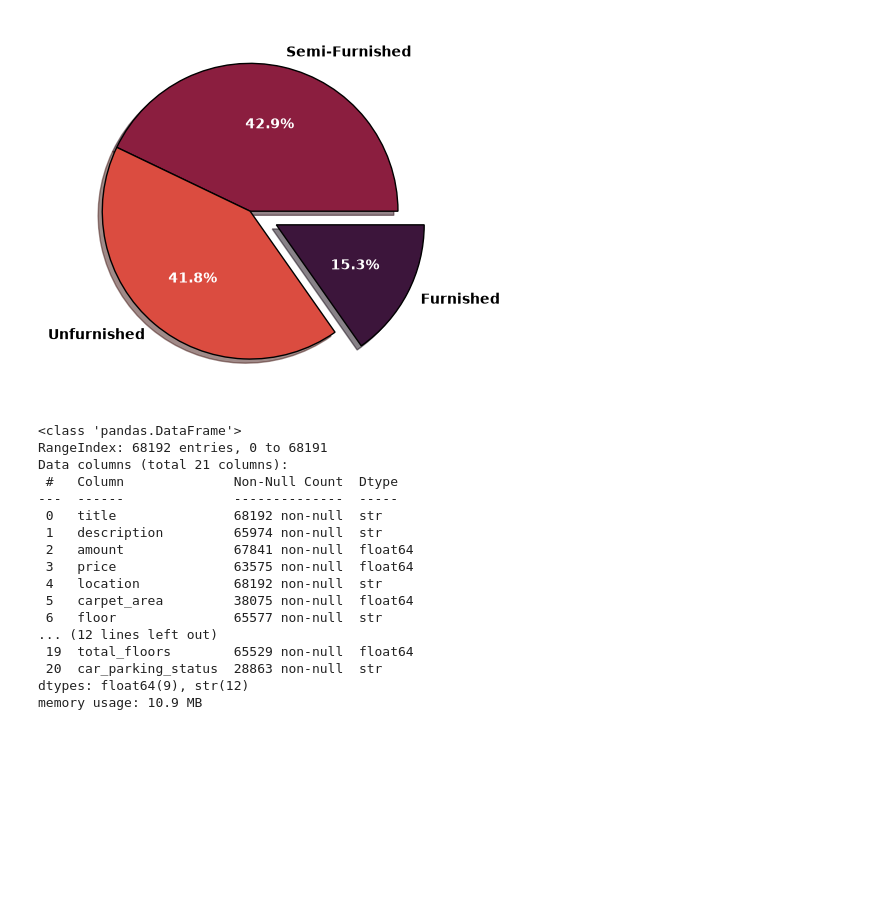
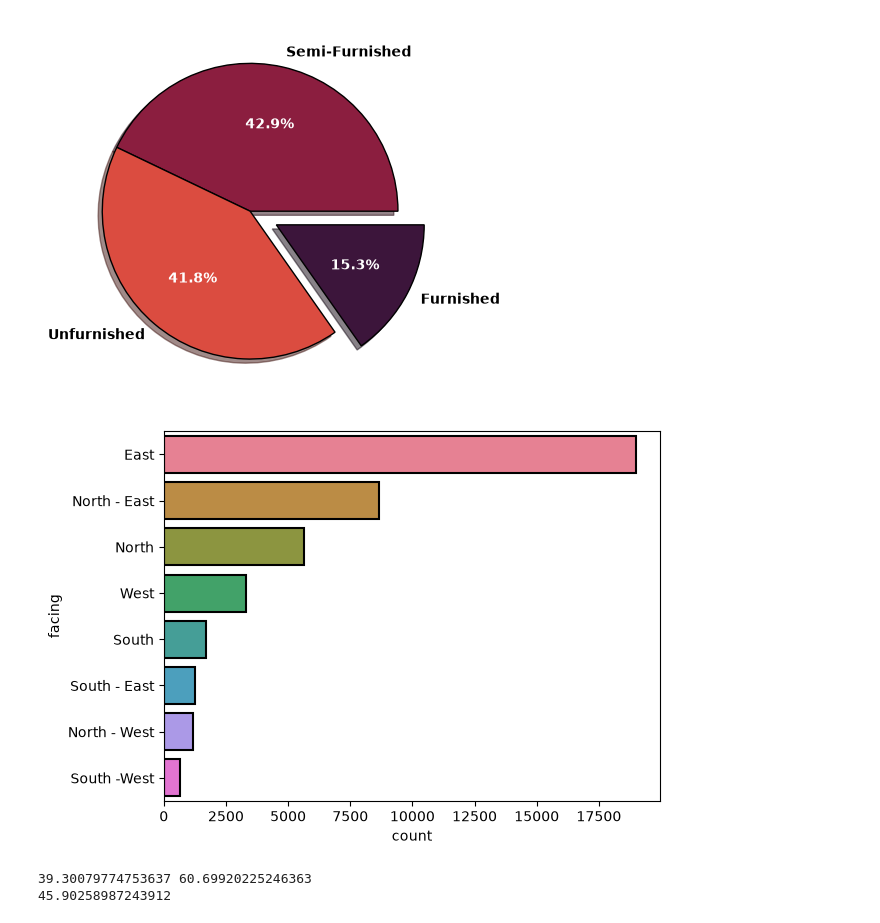
Before and after one commit to TalhaEjaz19040/house_price_prediction, a Jupyter notebook: notebooks/eda.ipynb, the cells around one changed output. Saved outputs shown, nothing was run; the diff lists cells and outputs as text; code cells hidden in the pictures; blank space fills up the shorter version.

Commit message:
univariate analysis is performed on overlooking and facing

```diff
--- a/notebooks/eda.ipynb
+++ b/notebooks/eda.ipynb
@@ -129,23 +129,8 @@ Passing `palette` without assigning `hue` is deprecated and will be removed in v
 pie(furnish_count, [0, 0, 0.2], ['#8b1e3f', '#db4c40', '#3c153b'], 'black', 'white')
 # %% [output]
 [figure]
-# %%
-house_copy.info()
-# %% [output]
-<class 'pandas.DataFrame'>
-RangeIndex: 68192 entries, 0 to 68191
-Data columns (total 21 columns):
- #   Column              Non-Null Count  Dtype
----  ------              --------------  -----
- 0   title               68192 non-null  str
- 1   description         65974 non-null  str
- 2   amount              67841 non-null  float64
- 3   price               63575 non-null  float64
- 4   location            68192 non-null  str
- 5   carpet_area         38075 non-null  float64
- 6   floor               65577 non-null  str
-... (12 lines left out)
- 19  total_floors        65529 non-null  float64
- 20  car_parking_status  28863 non-null  str
-dtypes: float64(9), str(12)
-memory usage: 10.9 MB
+# %%
+facing_count = house_copy['facing'].value_counts().reset_index()
+bar_h(facing_count, 'facing', 0, 'husl', 'black', 1.5)
+# %% [output]
+[figure, added]
@@ -151,0 +141,7 @@ memory usage: 10.9 MB
+# %%
+print(nulls, sums)
+mask = facing_count.head(1)
+print((mask['percentage'].sum() / sums) * 100)
+# %% [output]
+39.30079774753637 60.69920225246363
+45.90258987243912
```
Also changed, not shown: parts of 9 cells of this notebook.
